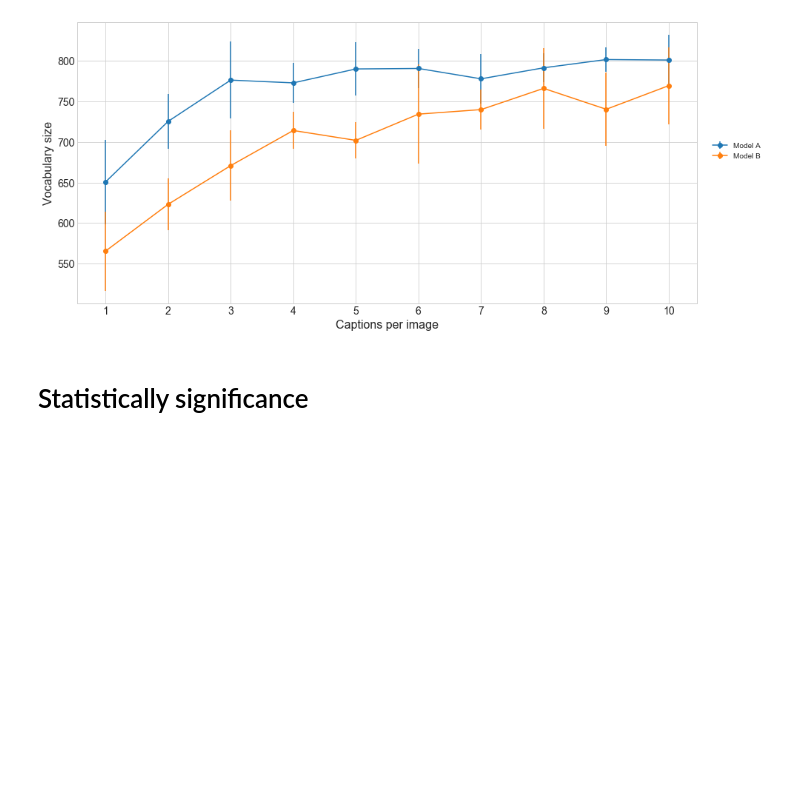
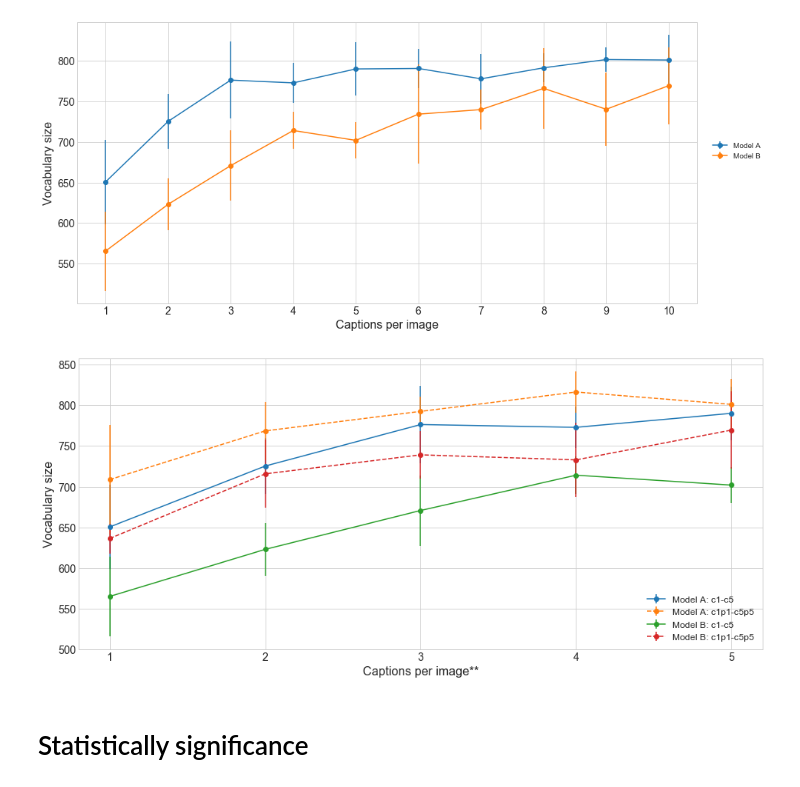
Before and after one commit to ingritu/TDT4900-Master-Thesis, a Jupyter notebook: notebooks/vocab_result.ipynb, the cells around one changed output. Drawn from its saved outputs; the diff is of its cells as text; code cells hidden in the pictures; blank space fills up the shorter version.

```diff
--- a/notebooks/vocab_result.ipynb
+++ b/notebooks/vocab_result.ipynb
@@ -318,6 +318,22 @@ plt.savefig(save_path.joinpath('ab-voc-c1-10.pdf'))
 plt.show()
 # %% [output]
 [figure]
+# %%
+# plot c1-5 vs c1p1-c5p5
+plt.figure(figsize=(16,7))
+line1 = plt.errorbar(x[:5], a_c1_c10_arrs[0][:5], a_c1_c10_arrs[1][:5], fmt='-o', label='Model A: c1-c5')
+line2 = plt.errorbar(x[:5], a_c1p1_c5p5_arrs[0], a_c1p1_c5p5_arrs[1], fmt='--o', label='Model A: c1p1-c5p5')
+line3 = plt.errorbar(x[:5], b_c1_c10_arrs[0][:5], b_c1_c10_arrs[1][:5], fmt='-o', label='Model B: c1-c5')
+line4 = plt.errorbar(x[:5], b_c1p1_c5p5_arrs[0], b_c1p1_c5p5_arrs[1], fmt='--o', label='Model B: c1p1-c5p5')
+plt.legend(handles=[line1, line2, line3, line4], loc='lower right', fontsize=12)
+plt.ylabel('Vocabulary size', Fontsize=16)
+plt.xlabel('Captions per image**', Fontsize=16)
+plt.xticks([1, 2, 3, 4, 5], Fontsize=14)
+plt.yticks(Fontsize=14)
+plt.savefig(save_path.joinpath('ab-voc-compare.pdf'))
+plt.show()
+# %% [output]
+[figure, added]
 # %% [markdown]
 # Statistically significance
 # %%
```
Also changed, not shown: 2 other files.
